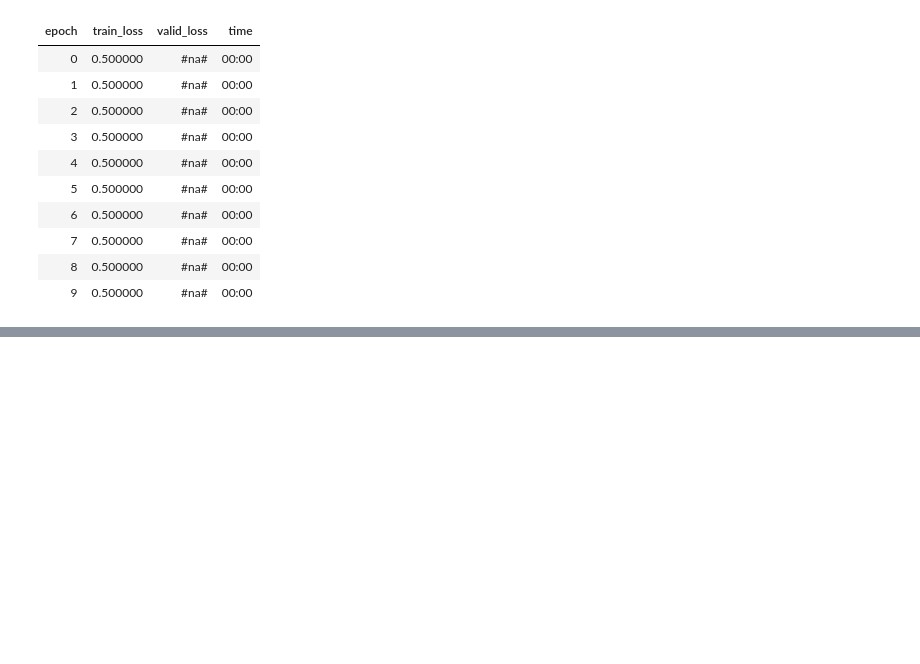
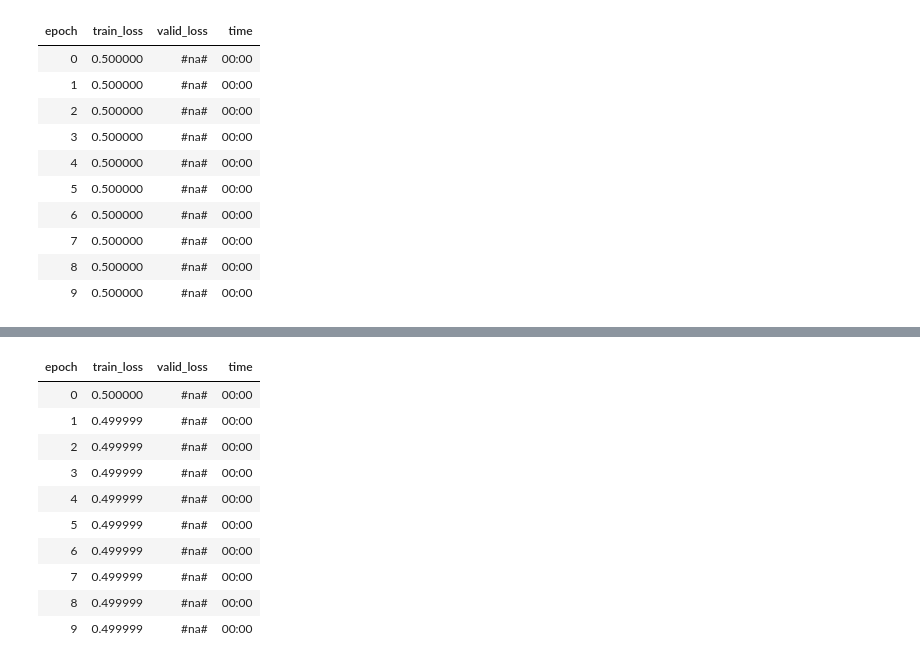
Before and after one commit to josiahls/fast-reinforcement-learning-2, a Jupyter notebook: nbs/06_basic_train.ipynb, the cells around one changed output, grey strips where cells are left out. Cells and saved outputs as stored; diff of their text form; code cells hidden in the pictures; blank space fills up the shorter version.

```diff
--- a/nbs/06_basic_train.ipynb
+++ b/nbs/06_basic_train.ipynb
@@ -197,3 +133,22 @@ for xb,yb in data.train_dl:
+# %%
+data=AsyncExperienceSourceDataBunch.from_env('CartPole-v1',data_exp=False,display=False,firstlast=True,add_valid=False)
+model=nn.Sequential(nn.Linear(4,5),nn.ReLU(),nn.Linear(5,2))
+agent=DQNAgent(model=model)
+learn=AgentLearner(data,model,agent=agent,callback_fns=[FakeRunCallback],loss_func=fake_loss)
+setattr(learn,'fitter',dqn_grad_fitter)
+learn.fit(10,lr=0.01,wd=1)
+# %% [output]
+| epoch | train_loss | valid_loss | time |
+| 0 | 0.500000 | #na# | 00:00 |
+| 1 | 0.499999 | #na# | 00:00 |
+| 2 | 0.499999 | #na# | 00:00 |
+| 3 | 0.499999 | #na# | 00:00 |
+| 4 | 0.499999 | #na# | 00:00 |
+| 5 | 0.499999 | #na# | 00:00 |
+| 6 | 0.499999 | #na# | 00:00 |
+| 7 | 0.499999 | #na# | 00:00 |
+| 8 | 0.499999 | #na# | 00:00 |
+| 9 | 0.499999 | #na# | 00:00 |
 # %%
 # hide
 from nbdev.export import *
```
Also changed, not shown: parts of 10 cells of this notebook, 6 other files.
